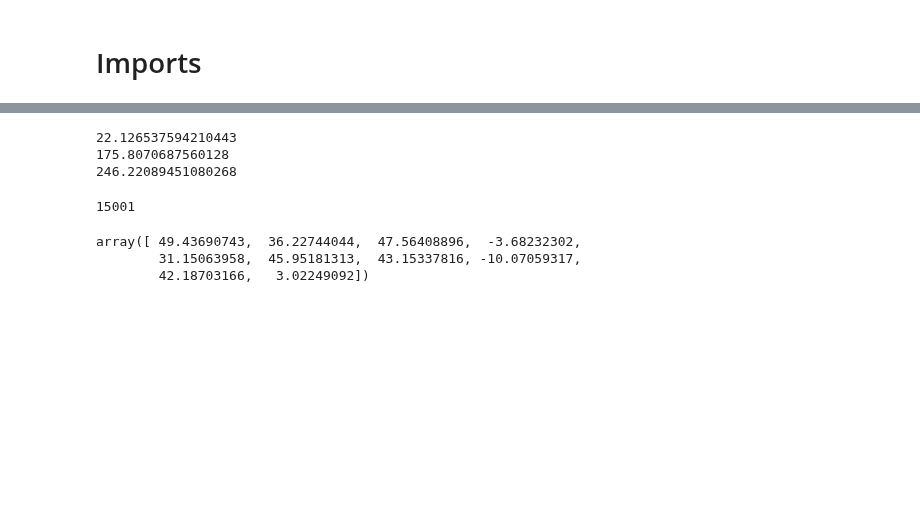
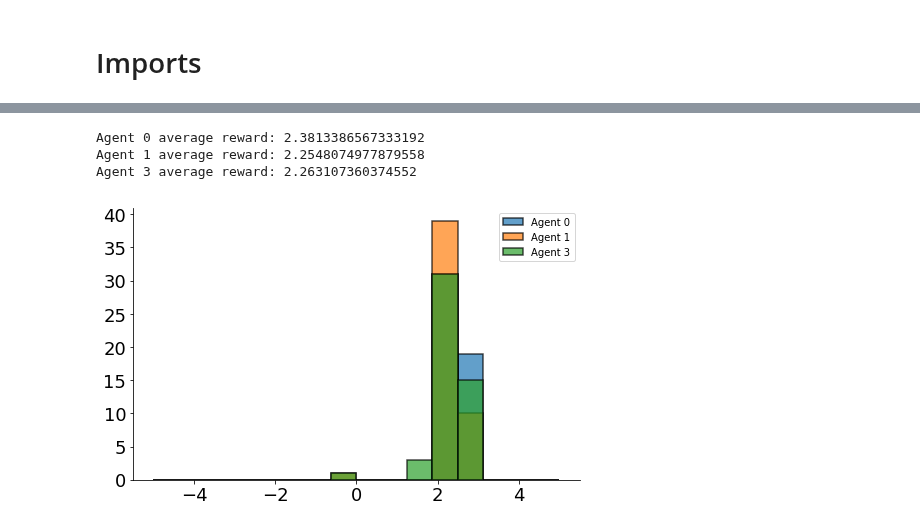
Before and after one commit to parilo/tars-rl, a Jupyter notebook: plot_performance.ipynb, the cells around one changed output, grey strips where cells are left out. Drawn from its saved outputs; the diff is of its cells as text; code cells hidden in the pictures; blank space fills up the shorter version.

```diff
--- a/plot_performance.ipynb
+++ b/plot_performance.ipynb
@@ -125,3 +68,0 @@ plot_means_and_stdevs([r[:,2]], tau=100, x_scale=1000, y_scale=100, save=False)
-# %%
-r = np.loadtxt('results/prosthetics-hist_len2-frame_skip2-relu-agents40-prio_episode_rewards.txt')
-plot_means_and_stdevs([r[:,2]], tau=100, x_scale=1000, y_scale=10, save=False)
@@ -130,3 +68,0 @@ plot_means_and_stdevs([r[:,2]], tau=100, x_scale=1000, y_scale=10, save=False)
-# %%
-r = np.loadtxt('results/prosthetics-hist_len2-frame_skip2-relu-agents40-prio-duel_episode_rewards.txt')
-plot_means_and_stdevs([r[:,2]], tau=100, x_scale=1000, y_scale=10, save=False)
@@ -144,3 +68,0 @@ for i in range(3):
-# %%
-r = np.loadtxt('results/prosthetics-hist_len2-frame_skip2-relu-agents40-prio-n_step3_episode_rewards.txt')
-plot_means_and_stdevs([r[:,2]], tau=100, x_scale=1000, y_scale=10, save=False)
@@ -245,19 +69,7 @@ np.array(r[:,2])[4500:5000].mean()
-# %%
-for i in range(3):
-    print (np.array(r[:,2])[5000*(i+1)-500:5000*(i+1)].mean()*10)
-# %% [output]
-22.126537594210443
-175.8070687560128
-246.22089451080268
-# %%
-len(r[:,2])
-# %% [output]
-15001
-# %%
-r = np.loadtxt('results/prosthetics-hist_len2-frame_skip2-relu-agents40-prio_episode_rewards.txt')
-# %%
-r[:,2][-10:]
-# %% [output]
-array([ 49.43690743,  36.22744044,  47.56408896,  -3.68232302,
-        31.15063958,  45.95181313,  43.15337816, -10.07059317,
-        42.18703166,   3.02249092])
+# %%
+plot_histograms(r, [0, 1, 3])
+# %% [output]
+Agent 0 average reward: 2.3813386567333192
+Agent 1 average reward: 2.2548074977879558
+Agent 3 average reward: 2.263107360374552
+[figure, added]
```
Also changed, not shown: parts of 25 cells of this notebook, 5 other files.
